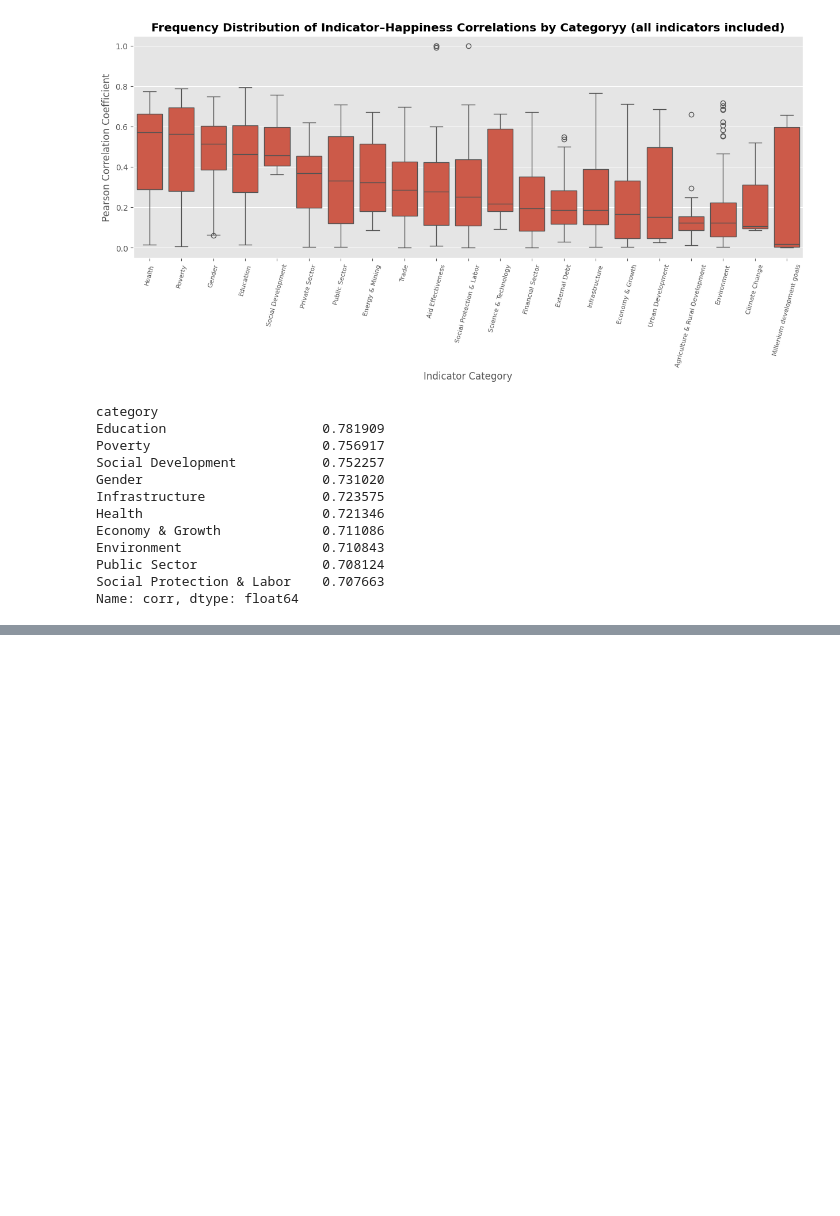
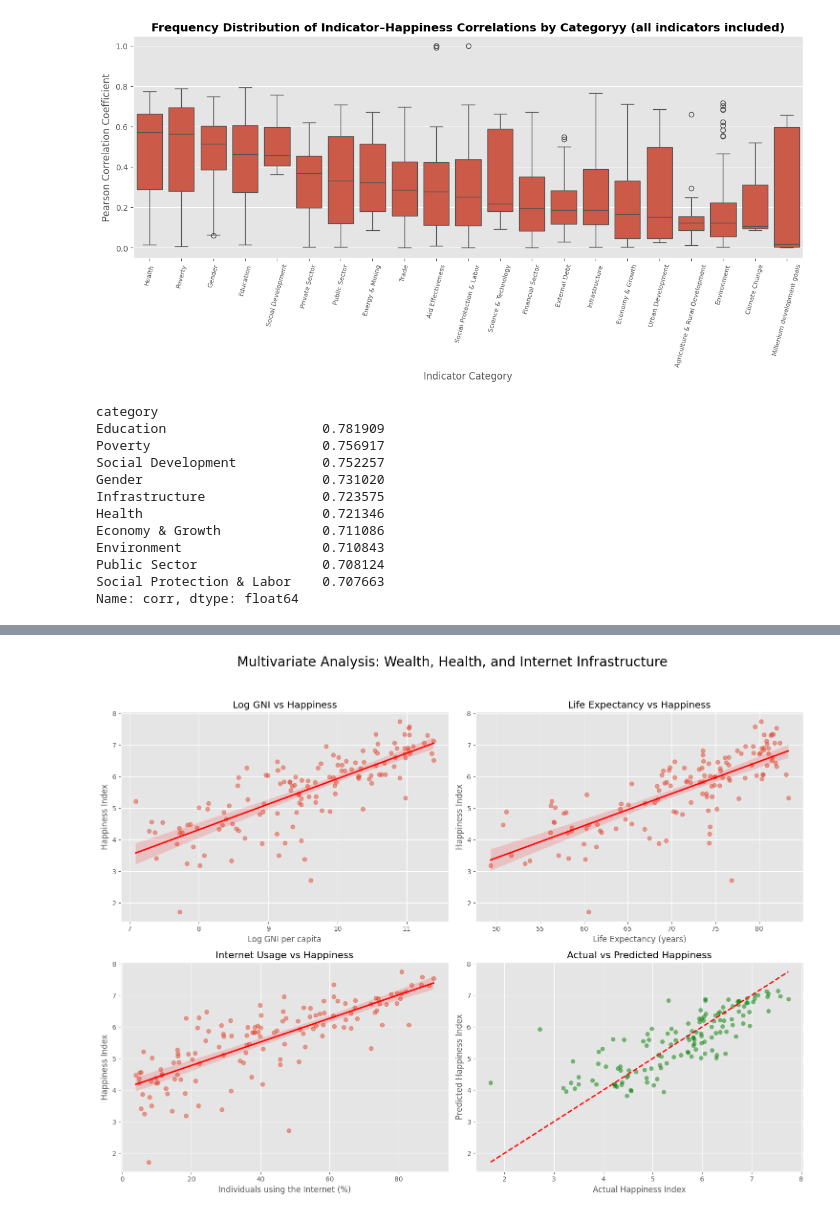
Before and after one commit to beridzeg45/Exploratory-Data-Analysis-with-Python, a Jupyter notebook: world_bank.ipynb, the cells around one changed output, grey strips where cells are left out. Drawn from its saved outputs; the diff is of its cells as text; code cells hidden in the pictures; blank space fills up the shorter version.

```diff
--- a/world_bank.ipynb
+++ b/world_bank.ipynb
@@ -264,0 +312,67 @@ PROVEN: 'Individuals using the Internet (% of population)' has a significant eff
+# %%
+import pandas as pd
+import numpy as np
+import statsmodels.api as sm
+from sklearn.preprocessing import StandardScaler
+import matplotlib.pyplot as plt
+import seaborn as sns
+
+# 1. Load and Prepare Data
+df = pd.read_csv('df_wide.csv')
+df['Log_GNI'] = np.log(df['GNI per capita, PPP (constant 2021 international $)'])
+
+target = 'Happiness index, 2024'
+features = [
+    'Log_GNI',
+    'Life expectancy at birth, total (years)',
+    'Individuals using the Internet (% of population)'
+]
+
+# 2. Clean
+data = df[features + [target]].dropna()
+
+# 3. STANDARDIZE
+scaler = StandardScaler()
+X_scaled = scaler.fit_transform(data[features])
+X_final = pd.DataFrame(X_scaled, columns=features, index=data.index)
+X_final_const = sm.add_constant(X_final)
+
+# 4. Run Model
+model = sm.OLS(data[target], X_final_const).fit()
+
+# 5. Visualizations
+fig, axes = plt.subplots(2, 2, figsize=(15, 12))
+fig.suptitle('Multivariate Analysis: Wealth, Health, and Internet Infrastructure', fontsize=20)
+
+# Scatter 1: Log GNI (Wealth)
+sns.regplot(x=data['Log_GNI'], y=data[target], ax=axes[0, 0], scatter_kws={'alpha':0.5}, line_kws={'color':'red'})
+axes[0, 0].set_title('Log GNI vs Happiness')
+axes[0, 0].set_xlabel('Log GNI per capita')
+axes[0, 0].set_ylabel('Happiness Index')
+
+# Scatter 2: Life Expectancy (Health)
+sns.regplot(x=data[features[1]], y=data[target], ax=axes[0, 1], scatter_kws={'alpha':0.5}, line_kws={'color':'red'})
+axes[0, 1].set_title('Life Expectancy vs Happiness')
+axes[0, 1].set_xlabel('Life Expectancy (years)')
+axes[0, 1].set_ylabel('Happiness Index')
+
+# Scatter 3: Internet Usage (Infrastructure)
+sns.regplot(x=data[features[2]], y=data[target], ax=axes[1, 0], scatter_kws={'alpha':0.5}, line_kws={'color':'red'})
+axes[1, 0].set_title('Internet Usage vs Happiness')
+axes[1, 0].set_xlabel('Individuals using the Internet (%)')
+axes[1, 0].set_ylabel('Happiness Index')
+
+# Scatter 4: Actual vs Predicted
+predictions = model.predict(X_final_const)
+axes[1, 1].scatter(data[target], predictions, alpha=0.5, color='green')
+axes[1, 1].plot([data[target].min(), data[target].max()], [data[target].min(), data[target].max()], 'r--', lw=2)
+axes[1, 1].set_title('Actual vs Predicted Happiness')
+axes[1, 1].set_xlabel('Actual Happiness Index')
+axes[1, 1].set_ylabel('Predicted Happiness Index')
+
+plt.tight_layout(rect=[0, 0.03, 1, 0.95])
+plt.savefig('multivariate_analysis_internet.png')
+
+print(f"Condition Number: {model.condition_number:.2f}")
+print(model.summary())
+# %% [output]
@@ -264,0 +396 @@ PROVEN: 'Individuals using the Internet (% of population)' has a significant eff
+[figure, added]
```
Also changed, not shown: parts of 9 cells of this notebook.
